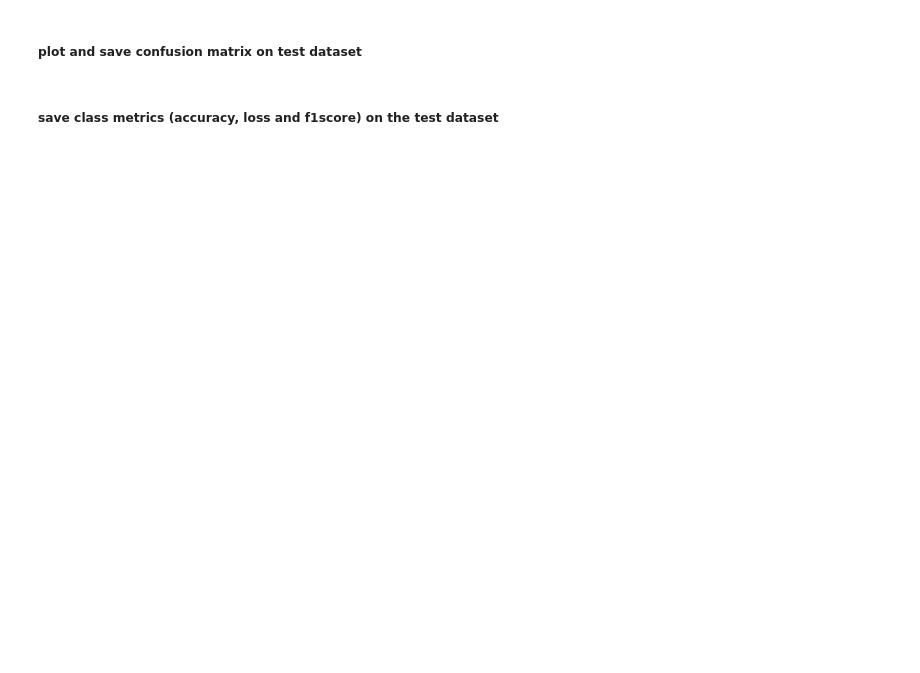
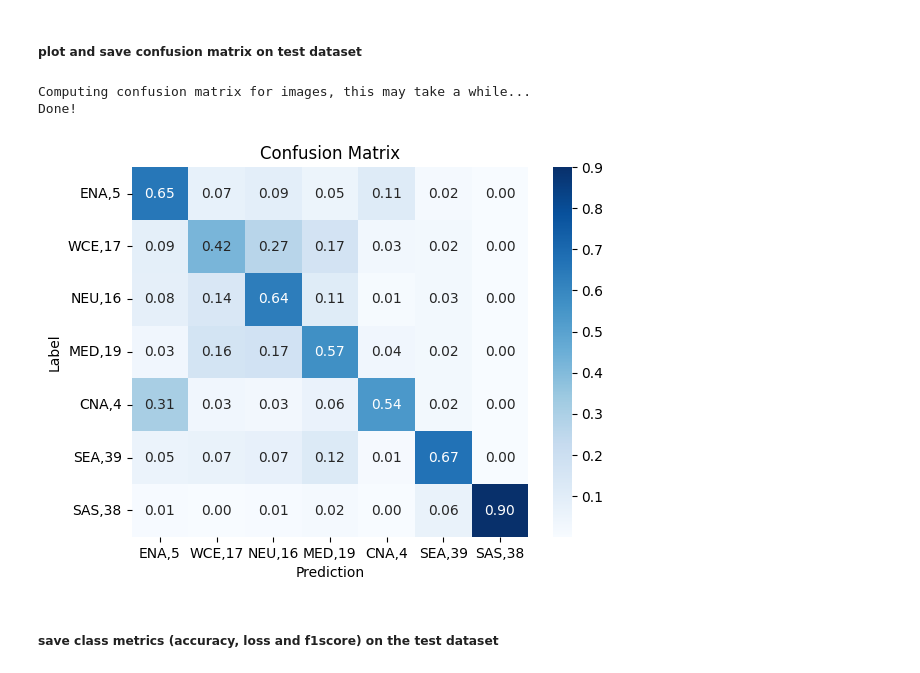
Before and after one commit to Quibusque/snc_project, a Jupyter notebook: interactive_notebook.ipynb, the cells around one changed output. Cells and saved outputs as stored; diff of their text form; code cells hidden in the pictures; blank space fills up the shorter version.

```diff
--- a/interactive_notebook.ipynb
+++ b/interactive_notebook.ipynb
@@ -129,9 +191,11 @@ confusion_matrix_plot(matrix_val, "row", name_dict, chosen_labels, model_name, s
 ##### plot and save confusion matrix on test dataset
 # %%
 matrix_test = confusion_matrix(test_ds, model, num_classes)
-confusion_matrix_plot(
-    matrix_test, "row", name_dict, chosen_labels, model_name, save_dir
-)
+confusion_matrix_plot(matrix_test, "row", name_dict, chosen_labels, model_name, save_dir)
+# %% [output]
+Computing confusion matrix for images, this may take a while...
+Done!
+[figure, added]
 # %% [markdown]
 ##### save class metrics (accuracy, loss and f1score) on the test dataset
 # %%
```
Also changed, not shown: parts of 9 cells of this notebook, 1 other file.
